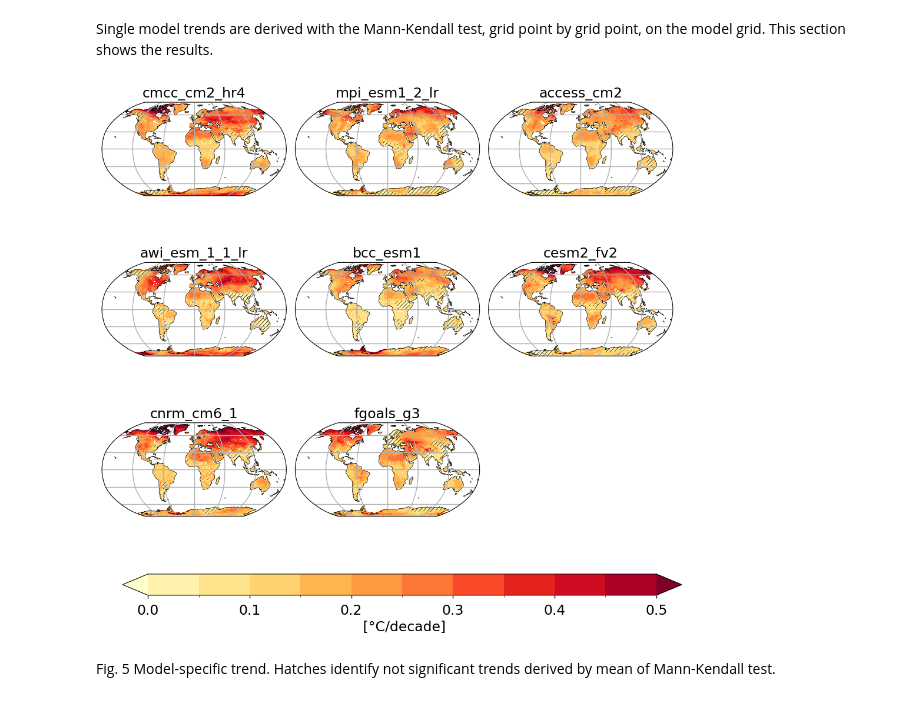
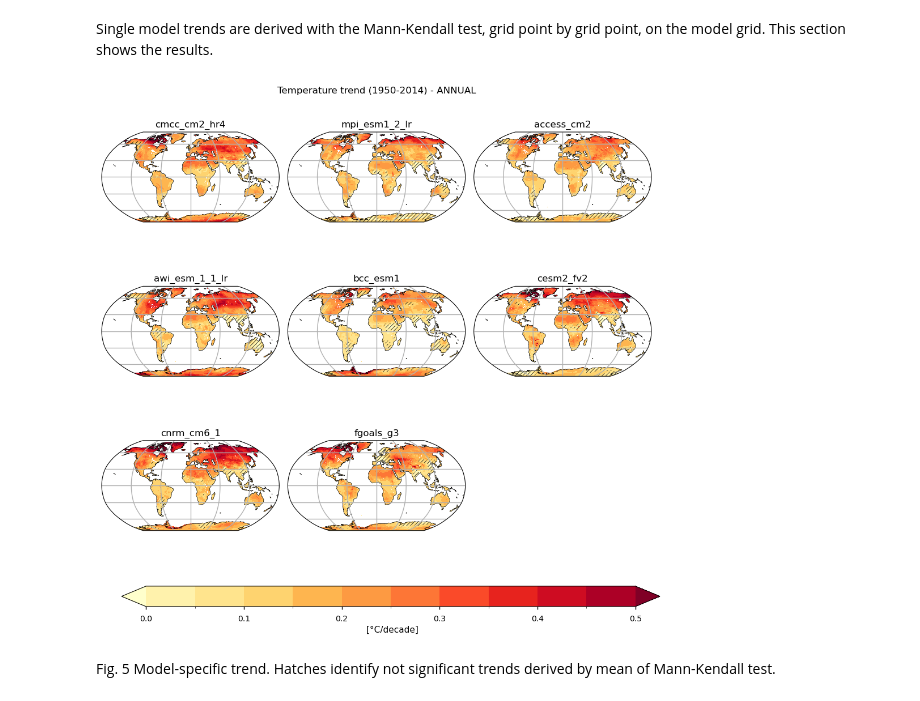
Before and after one commit to bopen/c3s-eqc-toolbox-template, a Jupyter notebook: notebooks/general_assembly_2023/trend_cmip6_t2m.ipynb, the cells around one changed output. Saved outputs shown, nothing was run; the diff lists cells and outputs as text; code cells hidden in the pictures.

```diff
--- a/notebooks/general_assembly_2023/trend_cmip6_t2m.ipynb
+++ b/notebooks/general_assembly_2023/trend_cmip6_t2m.ipynb
@@ -780,38 +879,35 @@ Single model trends are derived with the Mann-Kendall test, grid point by grid p
 # %%
 facet = plot.projected_map(
     da_trend.drop_sel(model=["ERA5", ensemble_name]),
     col="model",
     col_wrap=3,
     add_colorbar=False,
     **trend_kwargs,
 )
 
 i=0
 for ax, sel in zip(facet.axs.flatten(), facet.name_dicts.flatten()):
     if not sel:
         continue
     plot.projected_map(
         ds_all_regr["p"].sel(**sel).drop_vars(["height", "season"], errors="ignore"),
         ax=ax,
         **p_hatches_kwargs,
     )
     ax.set_global() if is_global else ax.set_extent(extent)
-    ax.set_title(str(ds_all_regr["p"].sel(**sel).model.values),size = 17)
-#plt.suptitle(
-#    f"{variable.title()} trend ({year_start}-{year_stop}) - {timeseries.upper()}"
-#)
+    ax.set_title(str(ds_all_regr["p"].sel(**sel).model.values))
+plt.suptitle(
+    f"{variable.title()} trend ({year_start}-{year_stop}) - {timeseries.upper()}"
+)
 cax = plt.axes(cbar_ax)
-cbar = plt.colorbar(
+_ = plt.colorbar(
     facet.axs[0][0].collections[0],
     cax=cax,
     orientation="horizontal",
     label=xr.plot.utils.label_from_attrs(da_trend),
 )
-
-cax.tick_params(labelsize=17)
-cbar.set_label(label=xr.plot.utils.label_from_attrs(da_trend),size = 17)
 # %% [output]
-[figure, old version]
+[figure, new version]
 # %% [markdown]
 Fig. 5 Model-specific trend. Hatches identify not significant trends derived by mean of Mann-Kendall test.
 # %% [markdown]
```
Also changed, not shown: parts of 4 cells of this notebook.
